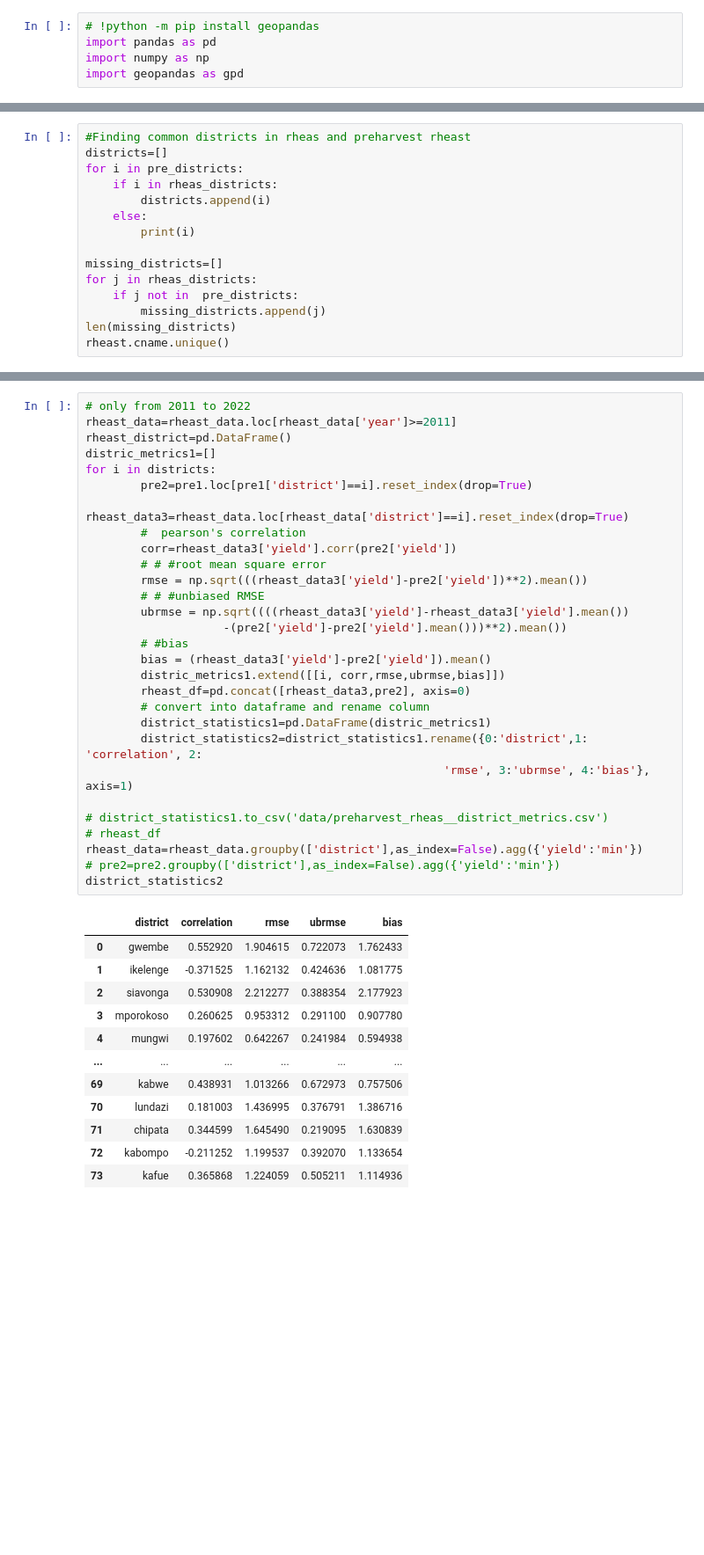
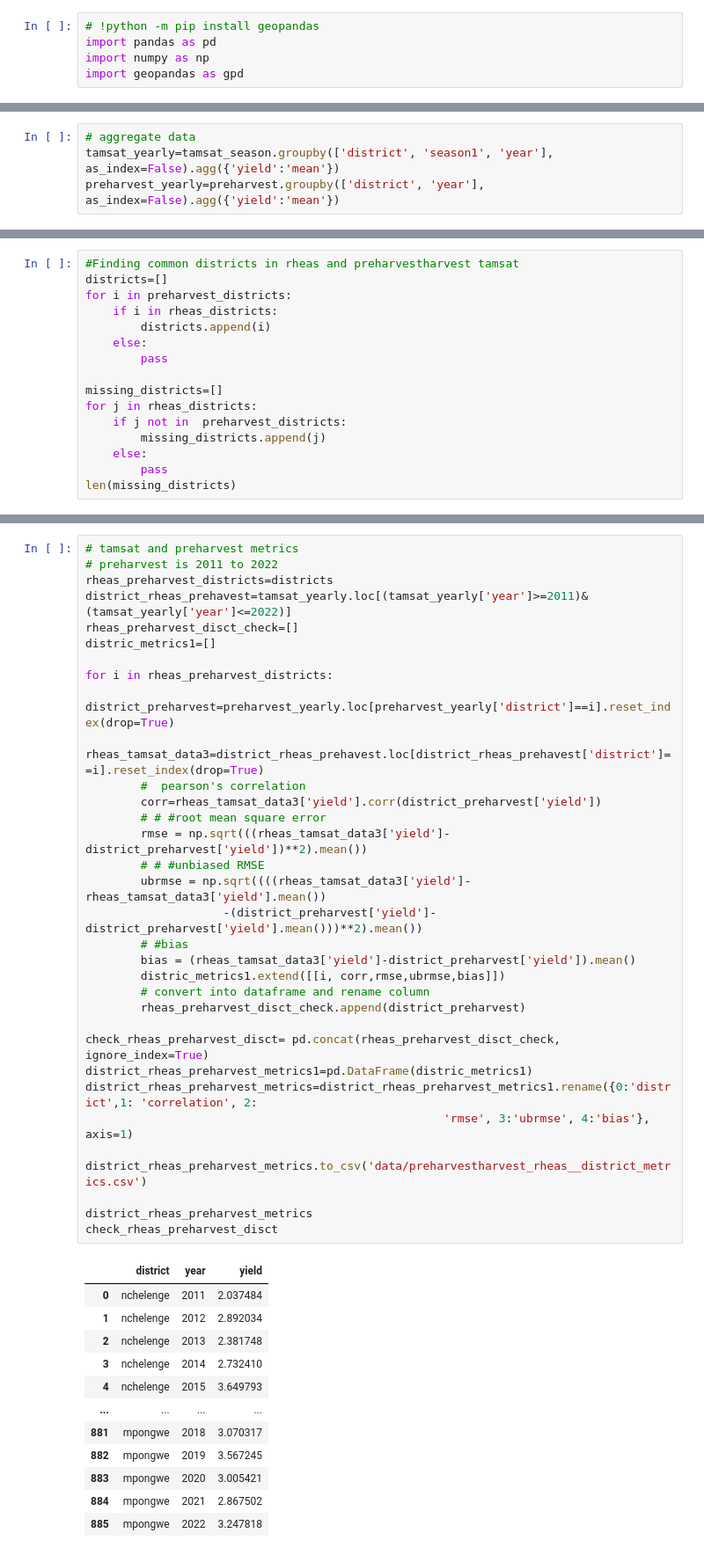
Before and after one commit to franklineronoh/crop-modeling, a Jupyter notebook: zambia/bias_correction_zmb.ipynb, the cells around one changed output, grey strips where cells are left out. Shown: that part at 88% size. Drawn from its saved outputs; the diff is of its cells as text; blank space fills up the shorter version.

```diff
--- a/zambia/bias_correction_zmb.ipynb
+++ b/zambia/bias_correction_zmb.ipynb
@@ -48,0 +32,4 @@ rheas_districts=list(rheast_set_districts)
+# %%
+# aggregate data
+tamsat_yearly=tamsat_season.groupby(['district', 'season1', 'year'], as_index=False).agg({'yield':'mean'})
+preharvest_yearly=preharvest.groupby(['district', 'year'], as_index=False).agg({'yield':'mean'})
@@ -49,16 +47,17 @@ rheas_districts=list(rheast_set_districts)
 # %%
-#Finding common districts in rheas and preharvest rheast
+#Finding common districts in rheas and preharvestharvest tamsat
 districts=[]
-for i in pre_districts:
+for i in preharvest_districts:
     if i in rheas_districts:
         districts.append(i)
     else:
-        print(i)
+        pass
 
 missing_districts=[]
 for j in rheas_districts:
-    if j not in  pre_districts:
+    if j not in  preharvest_districts:
         missing_districts.append(j)
+    else:
+        pass
 len(missing_districts)
-rheast.cname.unique()
 # %% [output]
@@ -115,42 +65,46 @@ rheast_data
 # %%
-# only from 2011 to 2022
-rheast_data=rheast_data.loc[rheast_data['year']>=2011]
-rheast_district=pd.DataFrame()
+# tamsat and preharvest metrics
+# preharvest is 2011 to 2022
+rheas_preharvest_districts=districts
+district_rheas_prehavest=tamsat_yearly.loc[(tamsat_yearly['year']>=2011)&(tamsat_yearly['year']<=2022)]
+rheas_preharvest_disct_check=[]
 distric_metrics1=[]
-for i in districts:
-        pre2=pre1.loc[pre1['district']==i].reset_index(drop=True)
-        rheast_data3=rheast_data.loc[rheast_data['district']==i].reset_index(drop=True)
+
+for i in rheas_preharvest_districts:
+        district_preharvest=preharvest_yearly.loc[preharvest_yearly['district']==i].reset_index(drop=True)
+        rheas_tamsat_data3=district_rheas_prehavest.loc[district_rheas_prehavest['district']==i].reset_index(drop=True)
         #  pearson's correlation
-        corr=rheast_data3['yield'].corr(pre2['yield'])
+        corr=rheas_tamsat_data3['yield'].corr(district_preharvest['yield'])
         # # #root mean square error
-        rmse = np.sqrt(((rheast_data3['yield']-pre2['yield'])**2).mean())
+        rmse = np.sqrt(((rheas_tamsat_data3['yield']-district_preharvest['yield'])**2).mean())
         # # #unbiased RMSE
-        ubrmse = np.sqrt((((rheast_data3['yield']-rheast_data3['yield'].mean())
-                    -(pre2['yield']-pre2['yield'].mean()))**2).mean())
+        ubrmse = np.sqrt((((rheas_tamsat_data3['yield']-rheas_tamsat_data3['yield'].mean())
+                    -(district_preharvest['yield']-district_preharvest['yield'].mean()))**2).mean())
         # #bias
-        bias = (rheast_data3['yield']-pre2['yield']).mean()
+        bias = (rheas_tamsat_data3['yield']-district_preharvest['yield']).mean()
         distric_metrics1.extend([[i, corr,rmse,ubrmse,bias]])
-        rheast_df=pd.concat([rheast_data3,pre2], axis=0)
         # convert into dataframe and rename column
-        district_statistics1=pd.DataFrame(distric_metrics1)
-        district_statistics2=district_statistics1.rename({0:'district',1: 'correlation', 2:
+        rheas_preharvest_disct_check.append(district_preharvest)
+
+check_rheas_preharvest_disct= pd.concat(rheas_preharvest_disct_check, ignore_index=True)
+district_rheas_preharvest_metrics1=pd.DataFrame(distric_metrics1)
+district_rheas_preharvest_metrics=district_rheas_preharvest_metrics1.rename({0:'district',1: 'correlation', 2:
                                                     'rmse', 3:'ubrmse', 4:'bias'}, axis=1)
 
-# district_statistics1.to_csv('data/preharvest_rheas__district_metrics.csv')
-# rheast_df
-rheast_data=rheast_data.groupby(['district'],as_index=False).agg({'yield':'min'})
-# pre2=pre2.groupby(['district'],as_index=False).agg({'yield':'min'})
-district_statistics2
+district_rheas_preharvest_metrics.to_csv('data/preharvestharvest_rheas__district_metrics.csv')
+
+district_rheas_preharvest_metrics
+check_rheas_preharvest_disct
 # %% [output]
-|  | district | correlation | rmse | ubrmse | bias |
-| 0 | gwembe | 0.552920 | 1.904615 | 0.722073 | 1.762433 |
-| 1 | ikelenge | -0.371525 | 1.162132 | 0.424636 | 1.081775 |
-| 2 | siavonga | 0.530908 | 2.212277 | 0.388354 | 2.177923 |
-| 3 | mporokoso | 0.260625 | 0.953312 | 0.291100 | 0.907780 |
-| 4 | mungwi | 0.197602 | 0.642267 | 0.241984 | 0.594938 |
-| ... | ... | ... | ... | ... | ... |
-| 69 | kabwe | 0.438931 | 1.013266 | 0.672973 | 0.757506 |
-| 70 | lundazi | 0.181003 | 1.436995 | 0.376791 | 1.386716 |
-| 71 | chipata | 0.344599 | 1.645490 | 0.219095 | 1.630839 |
-| 72 | kabompo | -0.211252 | 1.199537 | 0.392070 | 1.133654 |
-| 73 | kafue | 0.365868 | 1.224059 | 0.505211 | 1.114936 |
+|  | district | year | yield |
+| 0 | nchelenge | 2011 | 2.037484 |
+| 1 | nchelenge | 2012 | 2.892034 |
+| 2 | nchelenge | 2013 | 2.381748 |
+| 3 | nchelenge | 2014 | 2.732410 |
+| 4 | nchelenge | 2015 | 3.649793 |
+| ... | ... | ... | ... |
+| 881 | mpongwe | 2018 | 3.070317 |
+| 882 | mpongwe | 2019 | 3.567245 |
+| 883 | mpongwe | 2020 | 3.005421 |
+| 884 | mpongwe | 2021 | 2.867502 |
+| 885 | mpongwe | 2022 | 3.247818 |
```
Also changed, not shown: parts of 21 cells of this notebook, 3 other files.
